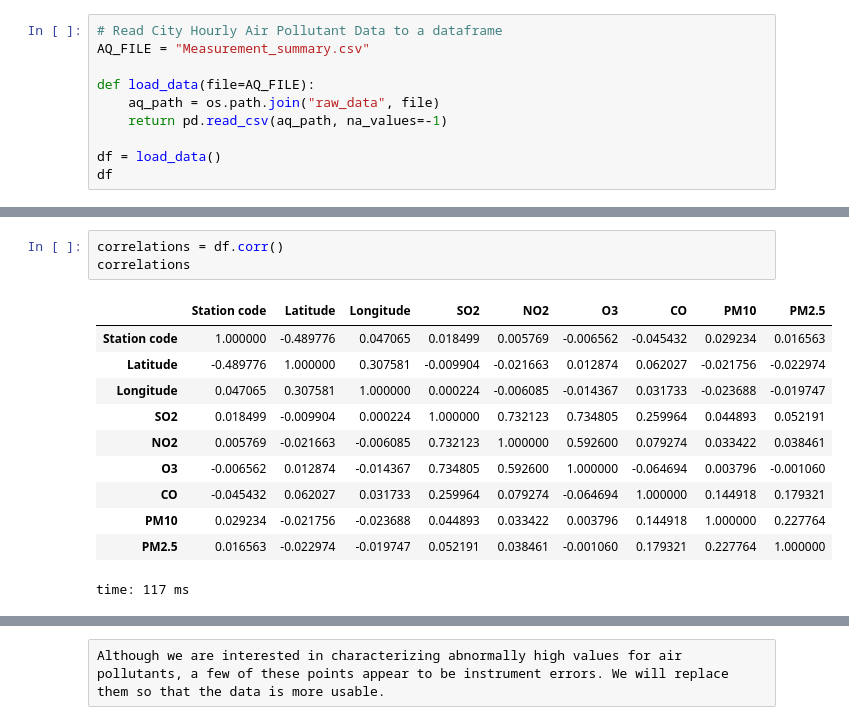
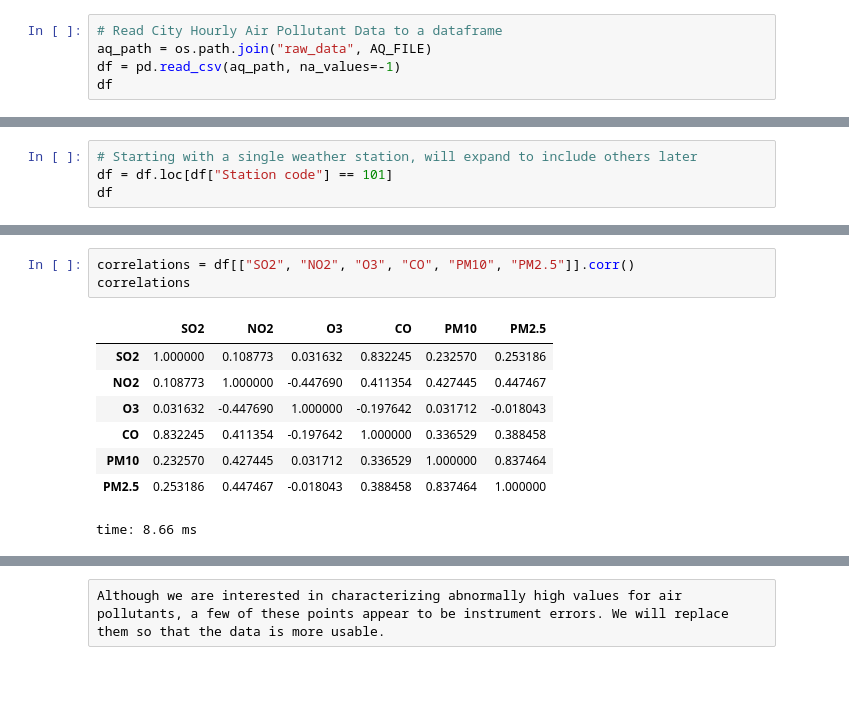
Before and after one commit to jgib124/Air-Quality-Warning-System, a Jupyter notebook: preprocessing.ipynb, the cells around one changed output, grey strips where cells are left out. Drawn from its saved outputs; the diff is of its cells as text; blank space fills up the shorter version.

```diff
--- a/preprocessing.ipynb
+++ b/preprocessing.ipynb
@@ -17,12 +22,7 @@ diri
 # %%
 # Read City Hourly Air Pollutant Data to a dataframe
-AQ_FILE = "Measurement_summary.csv"
-
-def load_data(file=AQ_FILE):
-    aq_path = os.path.join("raw_data", file)
-    return pd.read_csv(aq_path, na_values=-1)
-
-df = load_data()
+aq_path = os.path.join("raw_data", AQ_FILE)
+df = pd.read_csv(aq_path, na_values=-1)
 df
 # %% [output]
 |  | Measurement date | Station code | Address | Latitude | Longitude | SO2 | NO2 | O3 | CO | ... |
@@ -41,0 +42,4 @@ time: 929 ms
+# %%
+# Starting with a single weather station, will expand to include others later
+df = df.loc[df["Station code"] == 101]
+df
@@ -97,18 +116,15 @@ time: 1.18 s
 # %%
-correlations = df.corr()
+correlations = df[["SO2", "NO2", "O3", "CO", "PM10", "PM2.5"]].corr()
 correlations
 # %% [output]
-|  | Station code | Latitude | Longitude | SO2 | NO2 | O3 | CO | PM10 | PM2.5 |
-| Station code | 1.000000 | -0.489776 | 0.047065 | 0.018499 | 0.005769 | -0.006562 | -0.045432 | 0.029234 | 0.016563 |
-| Latitude | -0.489776 | 1.000000 | 0.307581 | -0.009904 | -0.021663 | 0.012874 | 0.062027 | -0.021756 | -0.022974 |
-| Longitude | 0.047065 | 0.307581 | 1.000000 | 0.000224 | -0.006085 | -0.014367 | 0.031733 | -0.023688 | -0.019747 |
-| SO2 | 0.018499 | -0.009904 | 0.000224 | 1.000000 | 0.732123 | 0.734805 | 0.259964 | 0.044893 | 0.052191 |
-| NO2 | 0.005769 | -0.021663 | -0.006085 | 0.732123 | 1.000000 | 0.592600 | 0.079274 | 0.033422 | 0.038461 |
-| O3 | -0.006562 | 0.012874 | -0.014367 | 0.734805 | 0.592600 | 1.000000 | -0.064694 | 0.003796 | -0.001060 |
-| CO | -0.045432 | 0.062027 | 0.031733 | 0.259964 | 0.079274 | -0.064694 | 1.000000 | 0.144918 | 0.179321 |
-| PM10 | 0.029234 | -0.021756 | -0.023688 | 0.044893 | 0.033422 | 0.003796 | 0.144918 | 1.000000 | 0.227764 |
-| PM2.5 | 0.016563 | -0.022974 | -0.019747 | 0.052191 | 0.038461 | -0.001060 | 0.179321 | 0.227764 | 1.000000 |
+|  | SO2 | NO2 | O3 | CO | PM10 | PM2.5 |
+| SO2 | 1.000000 | 0.108773 | 0.031632 | 0.832245 | 0.232570 | 0.253186 |
+| NO2 | 0.108773 | 1.000000 | -0.447690 | 0.411354 | 0.427445 | 0.447467 |
+| O3 | 0.031632 | -0.447690 | 1.000000 | -0.197642 | 0.031712 | -0.018043 |
+| CO | 0.832245 | 0.411354 | -0.197642 | 1.000000 | 0.336529 | 0.388458 |
+| PM10 | 0.232570 | 0.427445 | 0.031712 | 0.336529 | 1.000000 | 0.837464 |
+| PM2.5 | 0.253186 | 0.447467 | -0.018043 | 0.388458 | 0.837464 | 1.000000 |
-time: 117 ms
+time: 8.66 ms
 # %%
 import seaborn as sns
 sns.heatmap(correlations)
```
Also changed, not shown: parts of 34 cells of this notebook.
